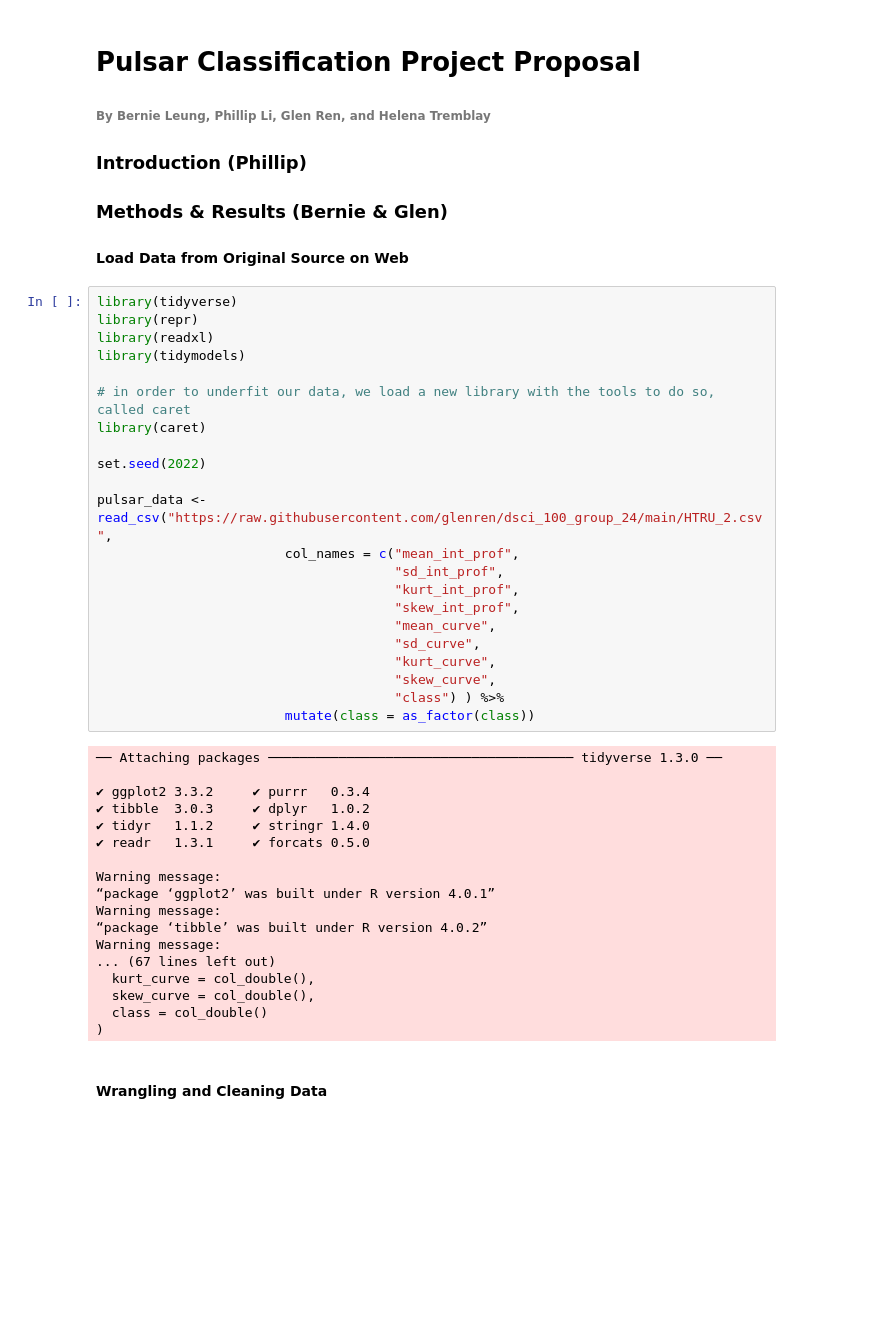
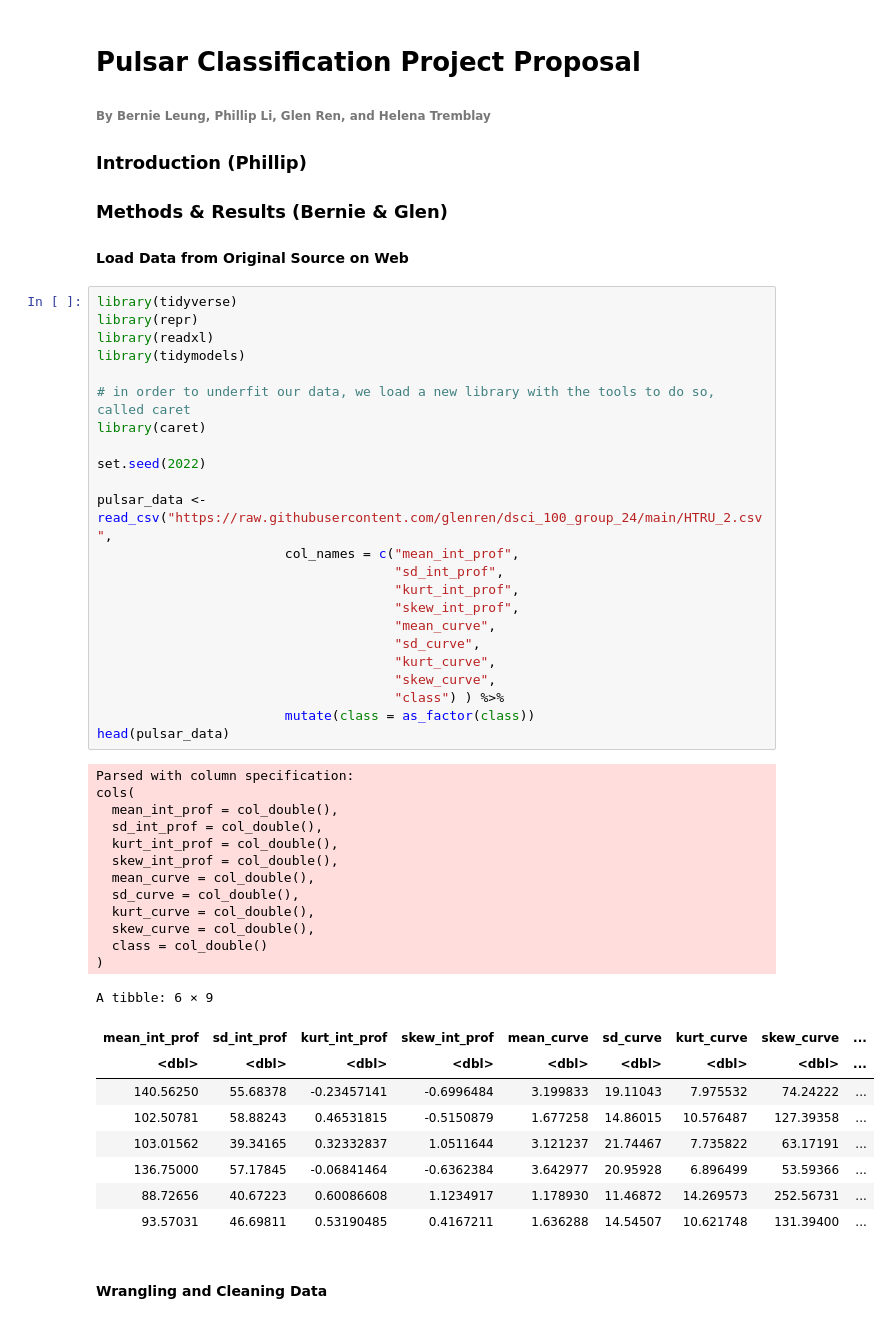
Before and after one commit to Phillipl132/dsci_100_group_24, a Jupyter notebook: Project_Report.ipynb, the cells around one changed output. Drawn from its saved outputs; the diff is of its cells as text; blank space fills up the shorter version.

```diff
--- a/Project_Report.ipynb
+++ b/Project_Report.ipynb
@@ -9,43 +9,48 @@
 # %%
 library(tidyverse)
 library(repr)
 library(readxl)
 library(tidymodels)
 
 # in order to underfit our data, we load a new library with the tools to do so, called caret
 library(caret)
 
 set.seed(2022)
 
 pulsar_data <- read_csv("https://raw.githubusercontent.com/glenren/dsci_100_group_24/main/HTRU_2.csv",
                         col_names = c("mean_int_prof",
                                       "sd_int_prof",
                                       "kurt_int_prof",
                                       "skew_int_prof",
                                       "mean_curve",
                                       "sd_curve",
                                       "kurt_curve",
                                       "skew_curve",
                                       "class") ) %>%
                         mutate(class = as_factor(class))
+head(pulsar_data)
 # %% [output]
-── Attaching packages ─────────────────────────────────────── tidyverse 1.3.0 ──
-
-✔ ggplot2 3.3.2     ✔ purrr   0.3.4
-✔ tibble  3.0.3     ✔ dplyr   1.0.2
-✔ tidyr   1.1.2     ✔ stringr 1.4.0
-✔ readr   1.3.1     ✔ forcats 0.5.0
-
-Warning message:
-“package ‘ggplot2’ was built under R version 4.0.1”
-Warning message:
-“package ‘tibble’ was built under R version 4.0.2”
-Warning message:
-... (67 lines left out)
+Parsed with column specification:
+cols(
+  mean_int_prof = col_double(),
+  sd_int_prof = col_double(),
+  kurt_int_prof = col_double(),
+  skew_int_prof = col_double(),
+  mean_curve = col_double(),
+  sd_curve = col_double(),
   kurt_curve = col_double(),
   skew_curve = col_double(),
   class = col_double()
 )
+A tibble: 6 × 9
+| mean_int_prof | sd_int_prof | kurt_int_prof | skew_int_prof | mean_curve | sd_curve | kurt_curve | skew_curve | ... |
+| <dbl> | <dbl> | <dbl> | <dbl> | <dbl> | <dbl> | <dbl> | <dbl> | ... |
+| 140.56250 | 55.68378 | -0.23457141 | -0.6996484 | 3.199833 | 19.11043 | 7.975532 | 74.24222 | ... |
+| 102.50781 | 58.88243 | 0.46531815 | -0.5150879 | 1.677258 | 14.86015 | 10.576487 | 127.39358 | ... |
+| 103.01562 | 39.34165 | 0.32332837 | 1.0511644 | 3.121237 | 21.74467 | 7.735822 | 63.17191 | ... |
+| 136.75000 | 57.17845 | -0.06841464 | -0.6362384 | 3.642977 | 20.95928 | 6.896499 | 53.59366 | ... |
+| 88.72656 | 40.67223 | 0.60086608 | 1.1234917 | 1.178930 | 11.46872 | 14.269573 | 252.56731 | ... |
+| 93.57031 | 46.69811 | 0.53190485 | 0.4167211 | 1.636288 | 14.54507 | 10.621748 | 131.39400 | ... |
 # %% [markdown]
 #### Wrangling and Cleaning Data
 # %%
```
Also changed, not shown: parts of 9 cells of this notebook.
